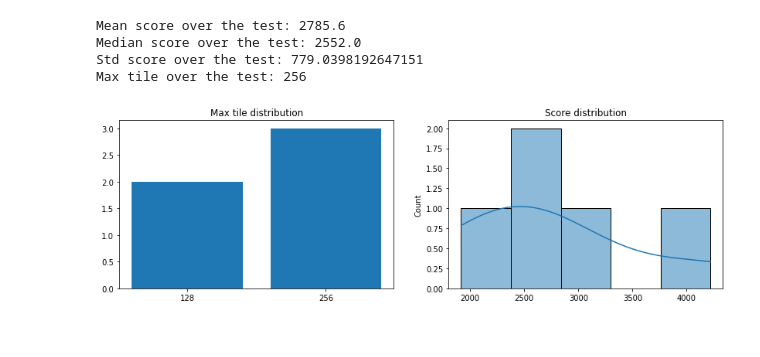
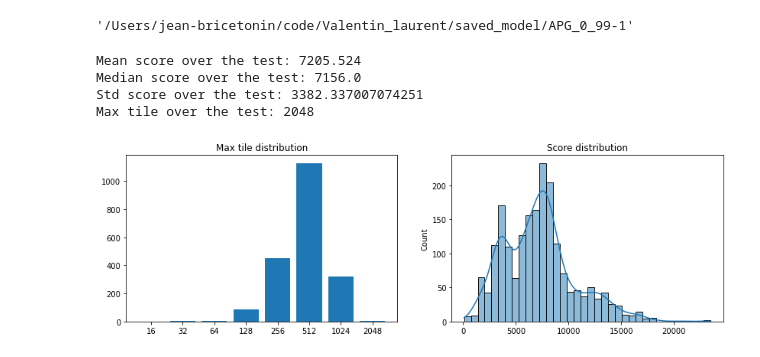
Before and after one commit to Valentin-Laurent/Year-2048, a Jupyter notebook: notebooks/exploration_2048_jb.ipynb, the cells around one changed output. Cells and saved outputs as stored; diff of their text form; code cells hidden in the pictures.

Commit message:
best score 2048, viz live

```diff
--- a/notebooks/exploration_2048_jb.ipynb
+++ b/notebooks/exploration_2048_jb.ipynb
@@ -100,0 +135,20 @@ import time
+# %%
+agent_hyperparams_dict = {
+    'max_episode_timesteps': 1000 # Maximum steps allowed in episode. This hyper-param is for environment
+    , 'batch_size': 16
+    , 'update_frequency': 4
+    , 'learning_rate': 0.0001
+    , 'discount': 0.99
+    , 'memory': 30000
+    , 'exploration': 0.05
+    , 'target_sync_frequency': 4
+    , 'horizon': 1
+}
+
+input_dict = {
+    'max_episode_timesteps': 1000
+    , 'num_episodes': 10_000
+    , 'agent_hyperparams': agent_hyperparams_dict
+}
+# %%
+test_df = train_agent(input_dict, 100, 'APG_0.99_10k')
@@ -101,6 +173,16 @@ import time
+# %%
+test_df[2].save(directory='/Users/jean-bricetonin/code/Valentin_laurent/saved_model',filename='APG_0_99')
+# %% [output]
+'/Users/jean-bricetonin/code/Valentin_laurent/saved_model/APG_0_99-1'
 # %%
 # Evaluate for 100 episodes
 def test_agent(agent,n_episode):
+    # create a 2048 environment
+    environment = Environment.create(
+        environment = 'gym'
+        , level = '2048-v0'
+        , max_episode_timesteps = 5000
+    )
 
     n_episode = n_episode
     dico_max_tiles_distribution = {}
@@ -115,9 +197,8 @@ def test_agent(agent,n_episode):
         terminal = False
 
         while not terminal:
-            states = invalide_moves_activation(states)
             actions, internals = agent.act(
-                states=states, internals=internals,
+                states=dict(state=states,  action_mask=environment._environment.environment.get_invalid_moves()), internals=internals,
                 independent=True, deterministic=True
             )
             states, terminal, reward = environment.execute(actions=actions)
@@ -167,8 +246,10 @@ dico_test_BestWorst, dsitrib_score, dico_distrib_tile = test_agent(agent,5)
+# %%
+best_of, liste_score, max_t_distrib = test_agent(test_df[2],2000)
 # %%
-plot_metrics(sort_dico(dico_distrib_tile),dsitrib_score)
+plot_metrics(sort_dico(max_t_distrib),liste_score)
 # %% [output]
-Mean score over the test: 2785.6
-Median score over the test: 2552.0
-Std score over the test: 779.0398192647151
-Max tile over the test: 256
+Mean score over the test: 7205.524
+Median score over the test: 7156.0
+Std score over the test: 3382.337007074251
+Max tile over the test: 2048
-[figure, old version]
+[figure, new version]
```
Also changed, not shown: parts of 15 cells of this notebook, 2 other files.
